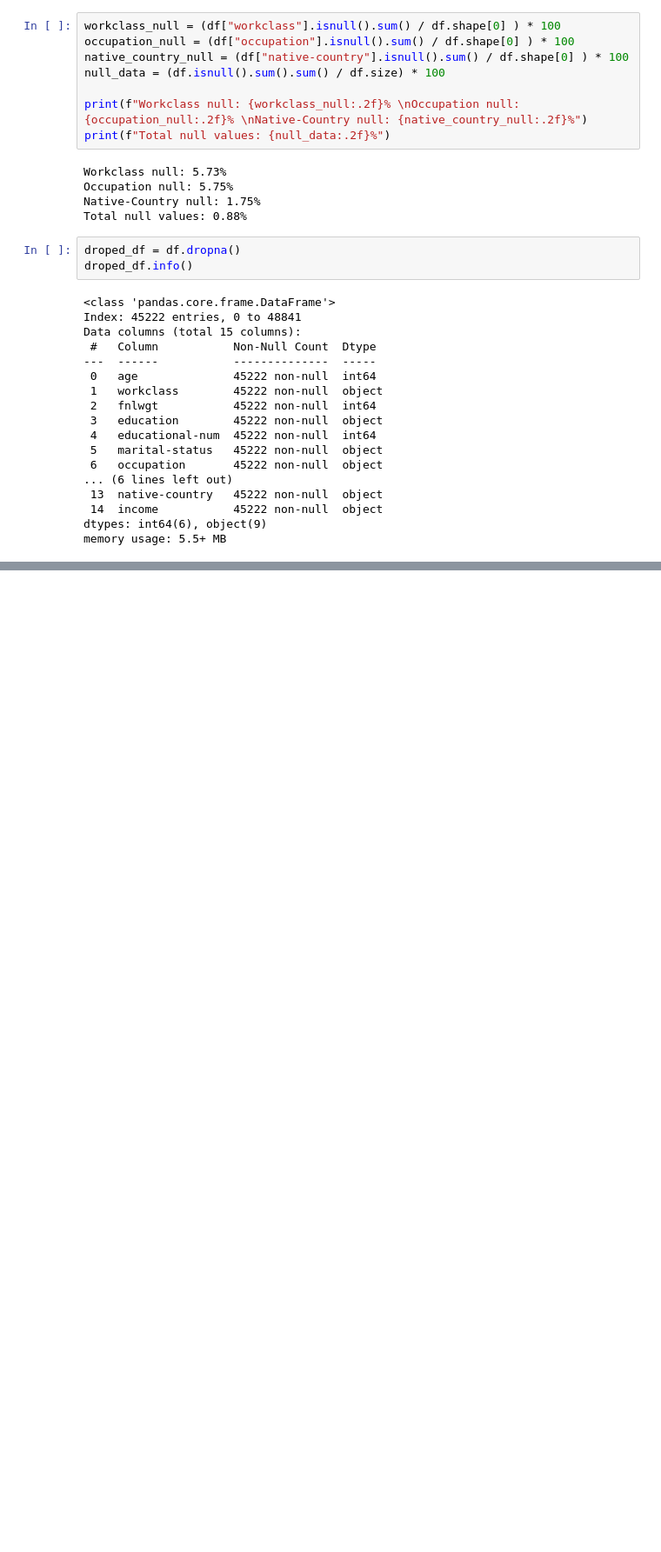
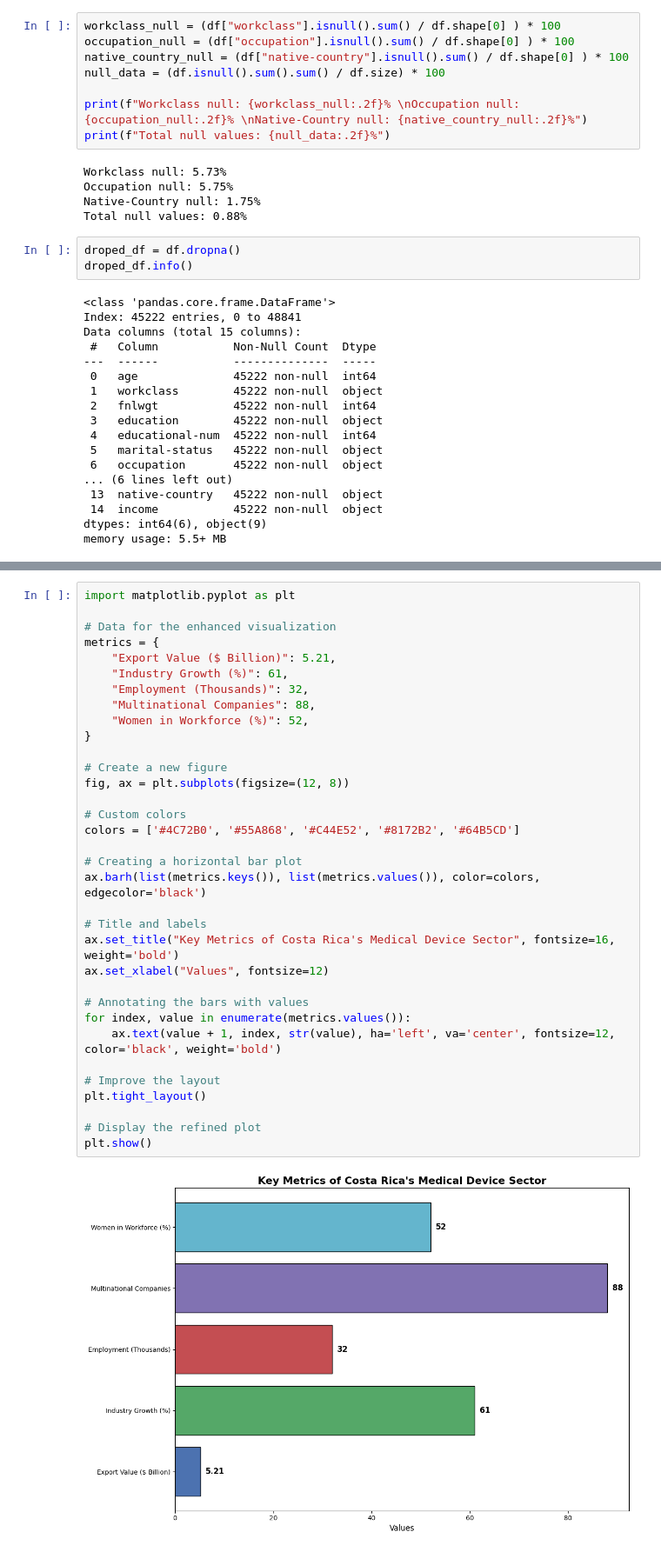
Before and after one commit to Anik-Mushfik/FDS, a Jupyter notebook: Assingment/adult.ipynb, the cells around one changed output, grey strips where cells are left out. Shown: that part at 87% size. Drawn from its saved outputs; the diff is of its cells as text; blank space fills up the shorter version.

```diff
--- a/Assingment/adult.ipynb
+++ b/Assingment/adult.ipynb
@@ -152,0 +155,36 @@ memory usage: 5.5+ MB
+# %%
+import matplotlib.pyplot as plt
+
+# Data for the enhanced visualization
+metrics = {
+    "Export Value ($ Billion)": 5.21,
+    "Industry Growth (%)": 61,
+    "Employment (Thousands)": 32,
+    "Multinational Companies": 88,
+    "Women in Workforce (%)": 52,
+}
+
+# Create a new figure
+fig, ax = plt.subplots(figsize=(12, 8))
+
+# Custom colors
+colors = ['#4C72B0', '#55A868', '#C44E52', '#8172B2', '#64B5CD']
+
+# Creating a horizontal bar plot
+ax.barh(list(metrics.keys()), list(metrics.values()), color=colors, edgecolor='black')
+
+# Title and labels
+ax.set_title("Key Metrics of Costa Rica's Medical Device Sector", fontsize=16, weight='bold')
+ax.set_xlabel("Values", fontsize=12)
+
+# Annotating the bars with values
+for index, value in enumerate(metrics.values()):
+    ax.text(value + 1, index, str(value), ha='left', va='center', fontsize=12, color='black', weight='bold')
+
+# Improve the layout
+plt.tight_layout()
+
+# Display the refined plot
+plt.show()
+# %% [output]
+[figure, added]
```
Also changed, not shown: parts of 3 cells of this notebook, 7 other files.
